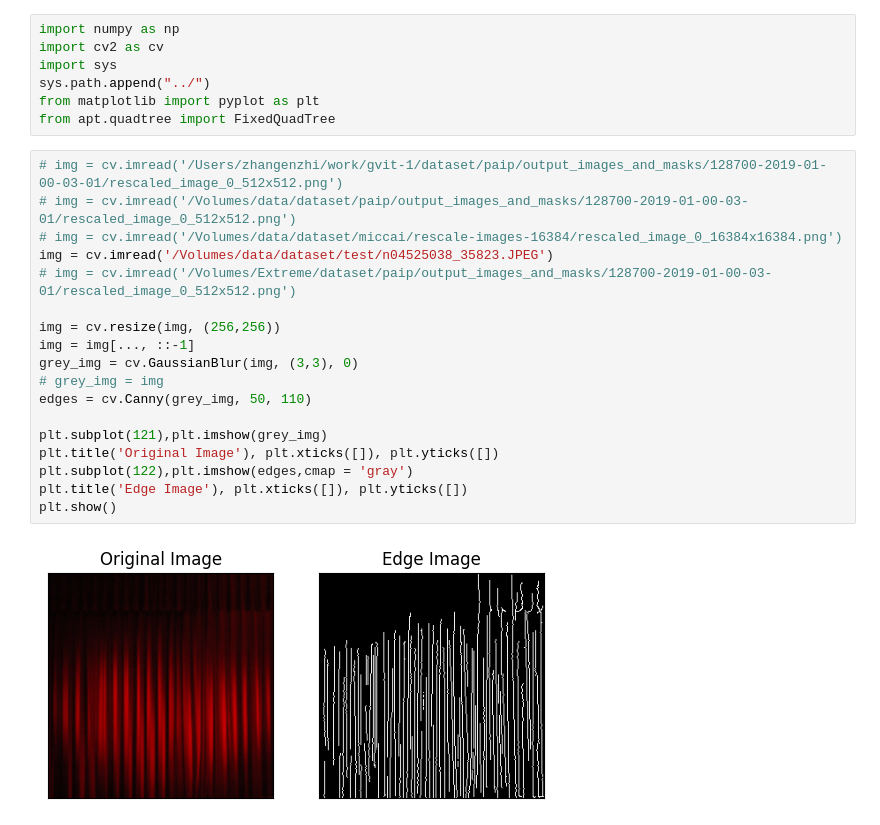
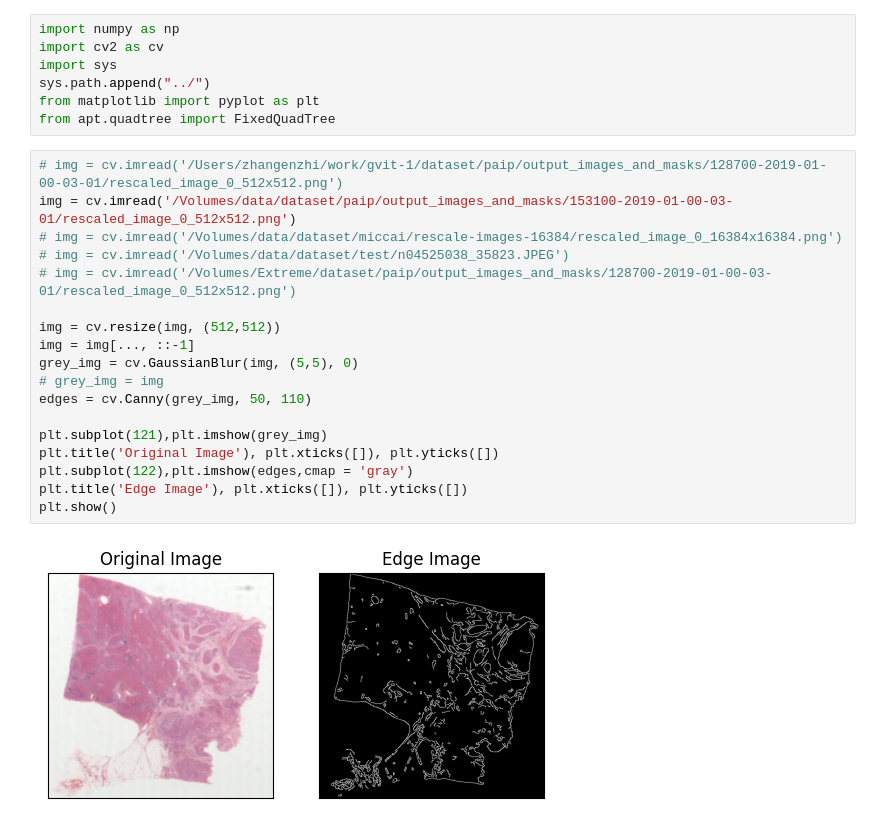
Before and after one commit to zhangenzhi/apt, a Jupyter notebook: utils/patchify.ipynb, the cells around one changed output. Drawn from its saved outputs; the diff is of its cells as text.

Commit message:
miccai +  paip

```diff
--- a/utils/patchify.ipynb
+++ b/utils/patchify.ipynb
@@ -7,24 +7,24 @@ from matplotlib import pyplot as plt
 from apt.quadtree import FixedQuadTree
 # %%
 # img = cv.imread('/Users/zhangenzhi/work/gvit-1/dataset/paip/output_images_and_masks/128700-2019-01-00-03-01/rescaled_image_0_512x512.png')
-# img = cv.imread('/Volumes/data/dataset/paip/output_images_and_masks/128700-2019-01-00-03-01/rescaled_image_0_512x512.png')
+img = cv.imread('/Volumes/data/dataset/paip/output_images_and_masks/153100-2019-01-00-03-01/rescaled_image_0_512x512.png')
 # img = cv.imread('/Volumes/data/dataset/miccai/rescale-images-16384/rescaled_image_0_16384x16384.png')
-img = cv.imread('/Volumes/data/dataset/test/n04525038_35823.JPEG')
+# img = cv.imread('/Volumes/data/dataset/test/n04525038_35823.JPEG')
 # img = cv.imread('/Volumes/Extreme/dataset/paip/output_images_and_masks/128700-2019-01-00-03-01/rescaled_image_0_512x512.png')
 
-img = cv.resize(img, (256,256))
+img = cv.resize(img, (512,512))
 img = img[..., ::-1]
-grey_img = cv.GaussianBlur(img, (3,3), 0)
+grey_img = cv.GaussianBlur(img, (5,5), 0)
 # grey_img = img
 edges = cv.Canny(grey_img, 50, 110)
 
 plt.subplot(121),plt.imshow(grey_img)
 plt.title('Original Image'), plt.xticks([]), plt.yticks([])
 plt.subplot(122),plt.imshow(edges,cmap = 'gray')
 plt.title('Edge Image'), plt.xticks([]), plt.yticks([])
 plt.show()
 # %% [output]
-[figure, old version]
+[figure, new version]
 # %%
 fig, ax = plt.subplots()
 ax.imshow(edges, cmap = 'gray')
```
Also changed, not shown: parts of 6 cells of this notebook, 1 other file.
